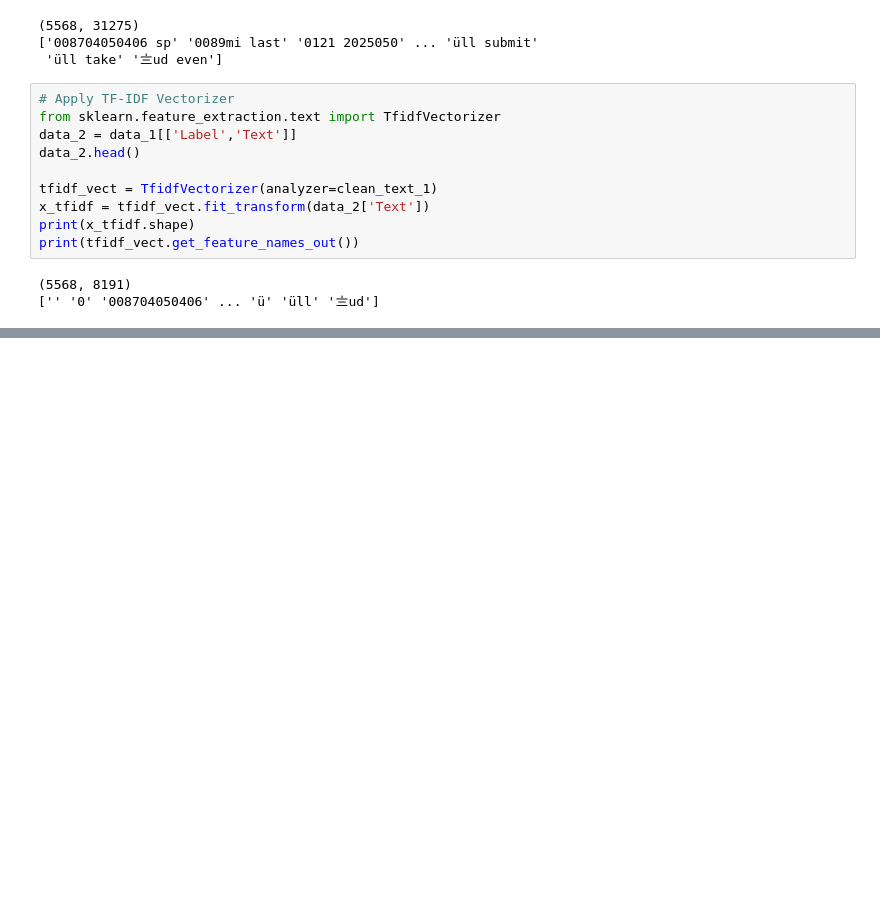
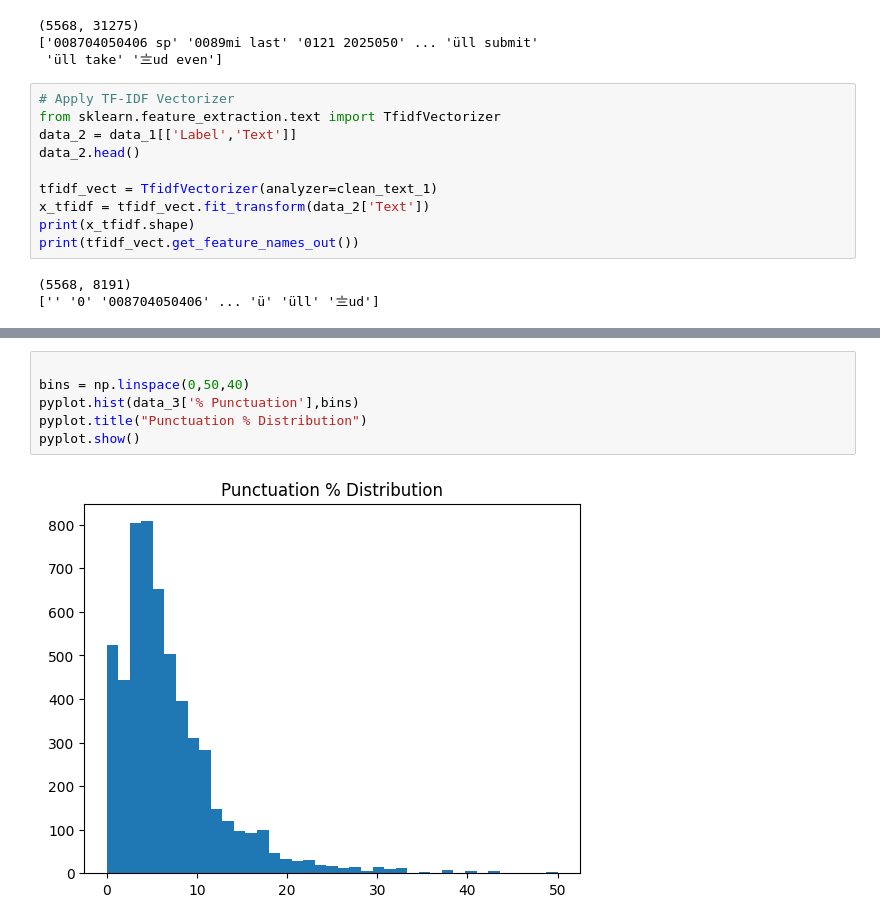
Before and after one commit to R-aTuL/NLTK, a Jupyter notebook: SMS.ipynb, the cells around one changed output, grey strips where cells are left out. Saved outputs shown, nothing was run; the diff lists cells and outputs as text; blank space fills up the shorter version.

```diff
--- a/SMS.ipynb
+++ b/SMS.ipynb
@@ -493,0 +532,8 @@ data_3.head()
+# %%
+
+bins = np.linspace(0,50,40)
+pyplot.hist(data_3['% Punctuation'],bins)
+pyplot.title("Punctuation % Distribution")
+pyplot.show()
+# %% [output]
+[figure, added]
```
Also changed, not shown: parts of 8 cells of this notebook.
